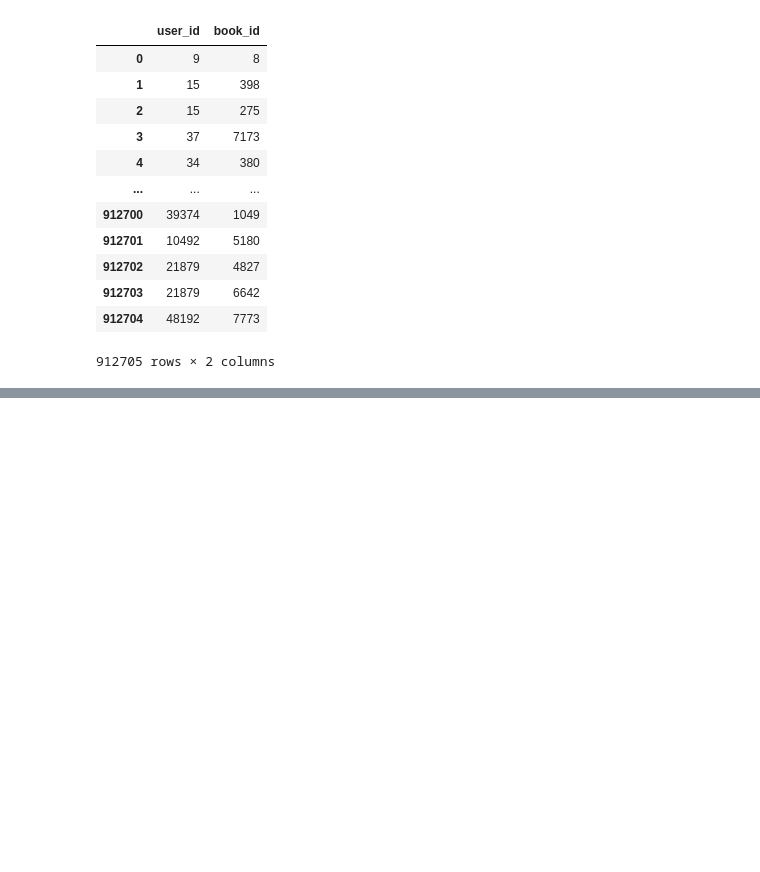
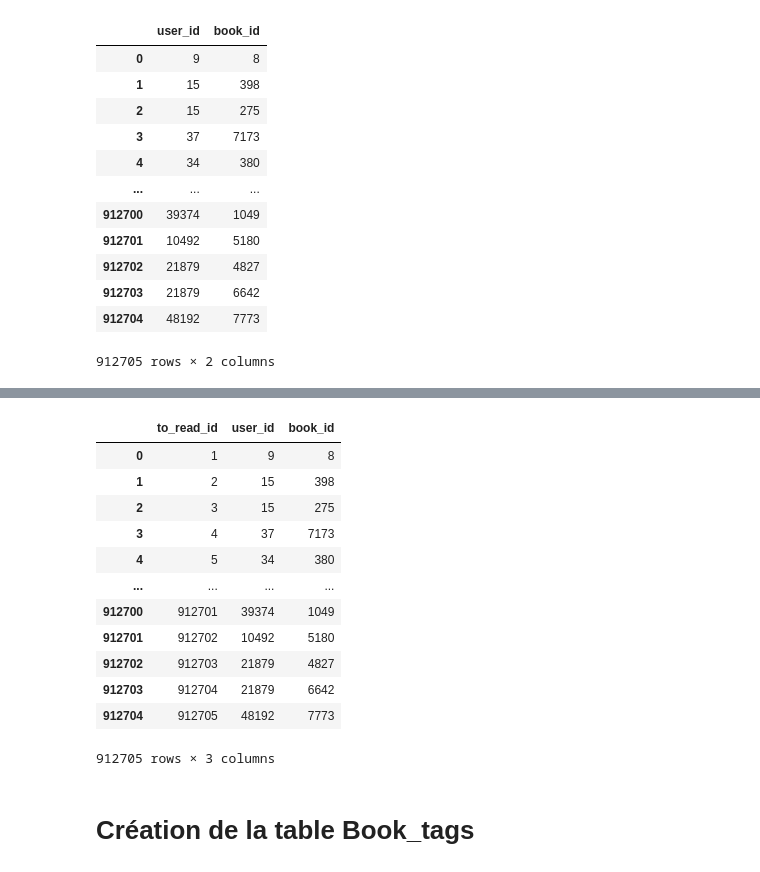
Before and after one commit to Recomandation-System-Simplon/Librairie_recommandation, a Jupyter notebook: DossierWorks/DataAnalyse.ipynb, the cells around one changed output, grey strips where cells are left out. Saved outputs shown, nothing was run; the diff lists cells and outputs as text; code cells hidden in the pictures; blank space fills up the shorter version.

```diff
--- a/DossierWorks/DataAnalyse.ipynb
+++ b/DossierWorks/DataAnalyse.ipynb
@@ -190,0 +268,25 @@ to_read
+# %%
+def create_to_read_table():
+    to_read = pd.read_csv("data/to_read.csv")
+    to_read = to_read.reset_index()
+    to_read = to_read.rename(columns={"index":"to_read_id"})
+    to_read.to_read_id = to_read.to_read_id + 1
+    return to_read
+# %%
+create_to_read_table()
+# %% [output]
+|  | to_read_id | user_id | book_id |
+| 0 | 1 | 9 | 8 |
+| 1 | 2 | 15 | 398 |
+| 2 | 3 | 15 | 275 |
+| 3 | 4 | 37 | 7173 |
+| 4 | 5 | 34 | 380 |
+| ... | ... | ... | ... |
+| 912700 | 912701 | 39374 | 1049 |
+| 912701 | 912702 | 10492 | 5180 |
+| 912702 | 912703 | 21879 | 4827 |
+| 912703 | 912704 | 21879 | 6642 |
+| 912704 | 912705 | 48192 | 7773 |
+912705 rows × 3 columns
+# %% [markdown]
+# Création de la table Book_tags
```
Also changed, not shown: parts of 18 cells of this notebook.
